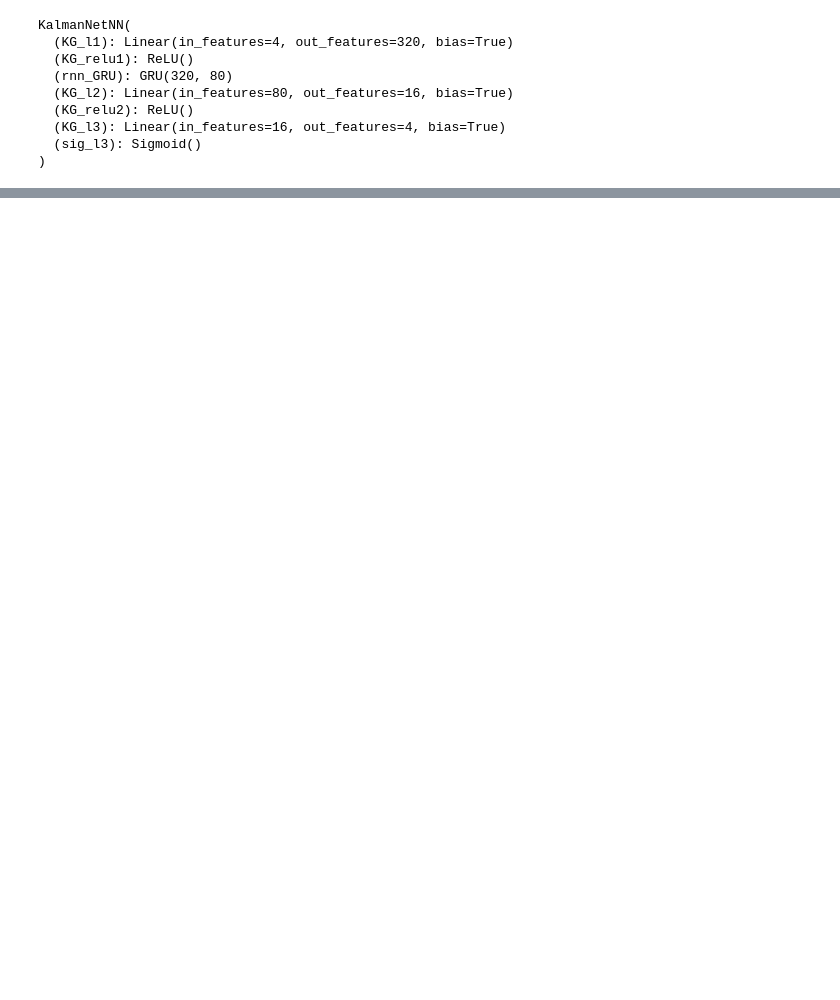
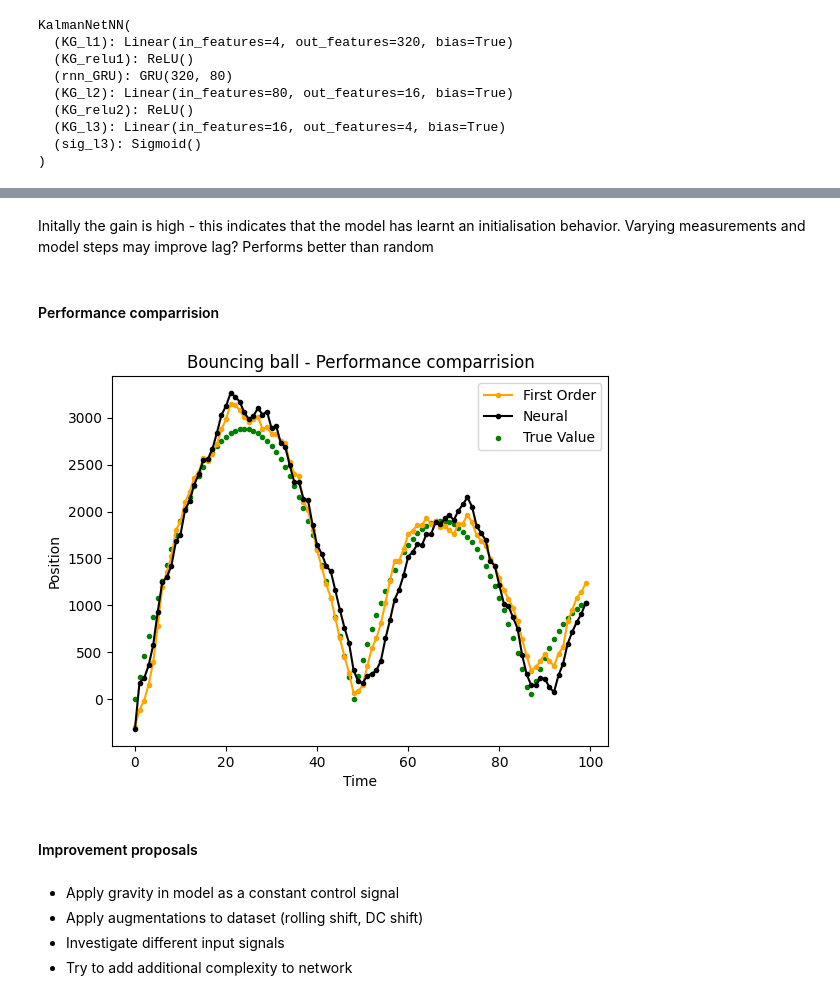
Before and after one commit to 262882/myKalmanFIlter, a Jupyter notebook: kalmanFilteringNeural.ipynb, the cells around one changed output, grey strips where cells are left out. Saved outputs shown, nothing was run; the diff lists cells and outputs as text; code cells hidden in the pictures; blank space fills up the shorter version.

```diff
--- a/kalmanFilteringNeural.ipynb
+++ b/kalmanFilteringNeural.ipynb
@@ -196,0 +125,22 @@ plt.show()
+# %% [markdown]
+Initally the gain is high - this indicates that the model has learnt an initialisation behavior. Varying measurements and model steps may improve lag? Performs better than random
+# %% [markdown]
+#### Performance comparrision
+# %%
+plt.plot(t_, res ,marker=".",color="orange")
+plt.plot(df_rising_first.index, np.stack((df_rising_first['xt_curr'].to_numpy()).tolist(), axis=0)[:,0],marker=".",color="black")
+plt.scatter(df_rising_first.index, test_target[sequence_no][0].cpu().detach().numpy() ,marker=".",color="g")
+plt.title("Bouncing ball - Performance comparrision")
+plt.xlabel("Time")
+plt.ylabel("Position")
+plt.legend(["First Order","Neural","True Value"],loc='upper right')
+plt.show()
+# %% [output]
+[figure, added]
+# %% [markdown]
+#### Improvement proposals
+# %% [markdown]
+- Apply gravity in model as a constant control signal
+- Apply augmentations to dataset (rolling shift, DC shift)
+- Investigate different input signals
+- Try to add additional complexity to network
```
Also changed, not shown: parts of 31 cells of this notebook, 3 other files.
